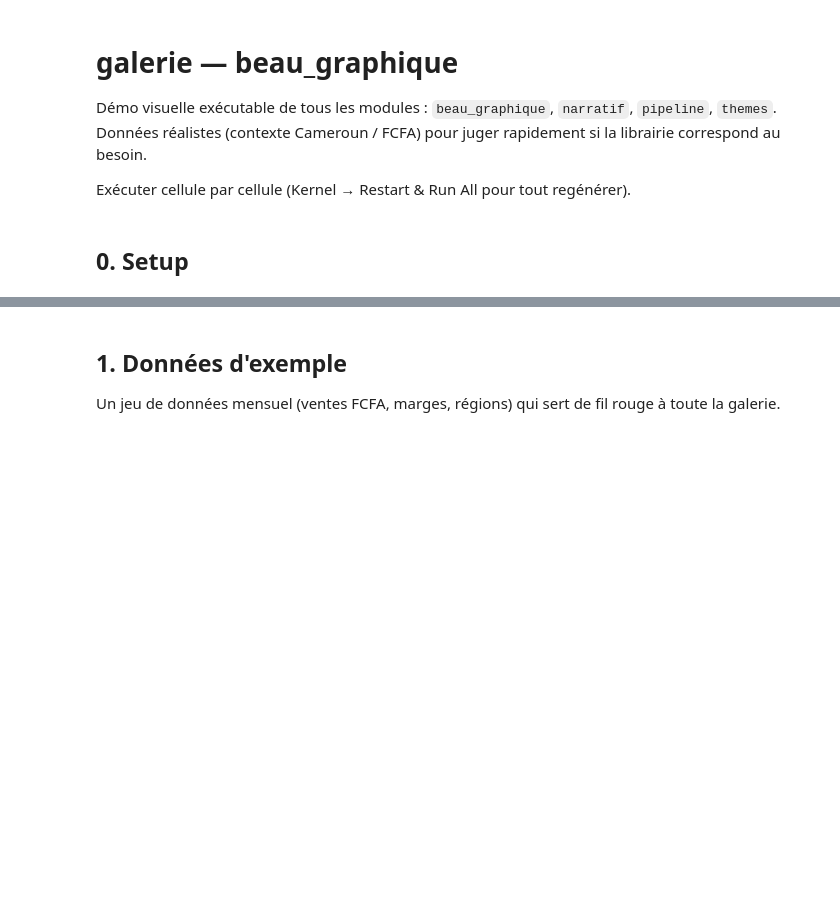
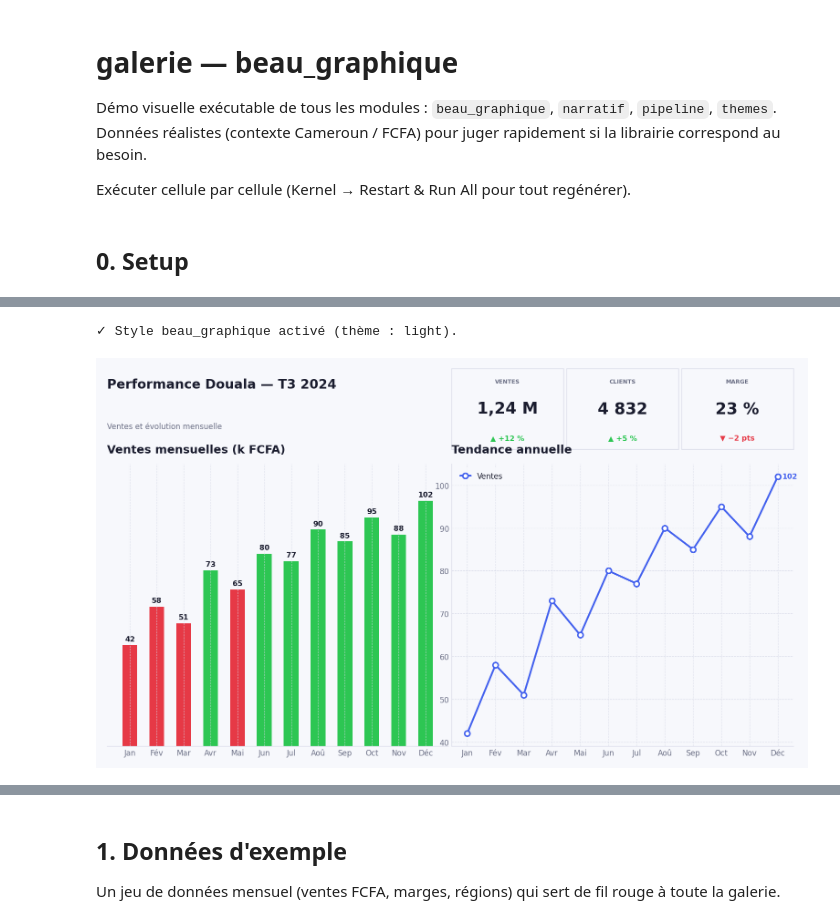
Before and after one commit to princejeanluc/beauviz, a Jupyter notebook: galerie.ipynb, the cells around one changed output, grey strips where cells are left out. Saved outputs shown, nothing was run; the diff lists cells and outputs as text; code cells hidden in the pictures; blank space fills up the shorter version.

```diff
--- a/galerie.ipynb
+++ b/galerie.ipynb
@@ -33,0 +62,37 @@ np.random.seed(42)
+# %%
+from beau_graphique import init, barres, ligne, layout_rapport, colorier_si
+from export import sauvegarder
+import matplotlib.pyplot as plt
+
+init()
+
+fig, zones = layout_rapport(
+    titre="Performance Douala — T3 2024",
+    sous_titre="Ventes et évolution mensuelle",
+    kpis=[
+        {"label": "Ventes",  "valeur": "1,24 M", "delta": "+12 %", "positif": True},
+        {"label": "Clients", "valeur": "4 832",  "delta": "+5 %",  "positif": True},
+        {"label": "Marge",   "valeur": "23 %",   "delta": "−2 pts","positif": False},
+    ],
+    n_graphiques=2,
+    format="slide",
+)
+
+mois_ex = ["Jan","Fév","Mar","Avr","Mai","Jun","Jul","Aoû","Sep","Oct","Nov","Déc"]
+ventes_ex = [42,58,51,73,65,80,77,90,85,95,88,102]
+
+barres(mois_ex, ventes_ex,
+       titre="Ventes mensuelles (k FCFA)",
+       fn_couleur=colorier_si(70),          # vert si > 70, rouge sinon
+       ax=zones["graphiques"][0])
+
+ligne(mois_ex,
+      y_series={"Ventes": ventes_ex},
+      titre="Tendance annuelle",
+      ax=zones["graphiques"][1])
+
+plt.show()
+# sauvegarder(fig, "slide_t3", dossier="exports/", fmt=["png","pdf"])
+# %% [output]
+✓ Style beau_graphique activé (thème : light).
+[figure, added]
```
Also changed, not shown: parts of 31 cells of this notebook.
